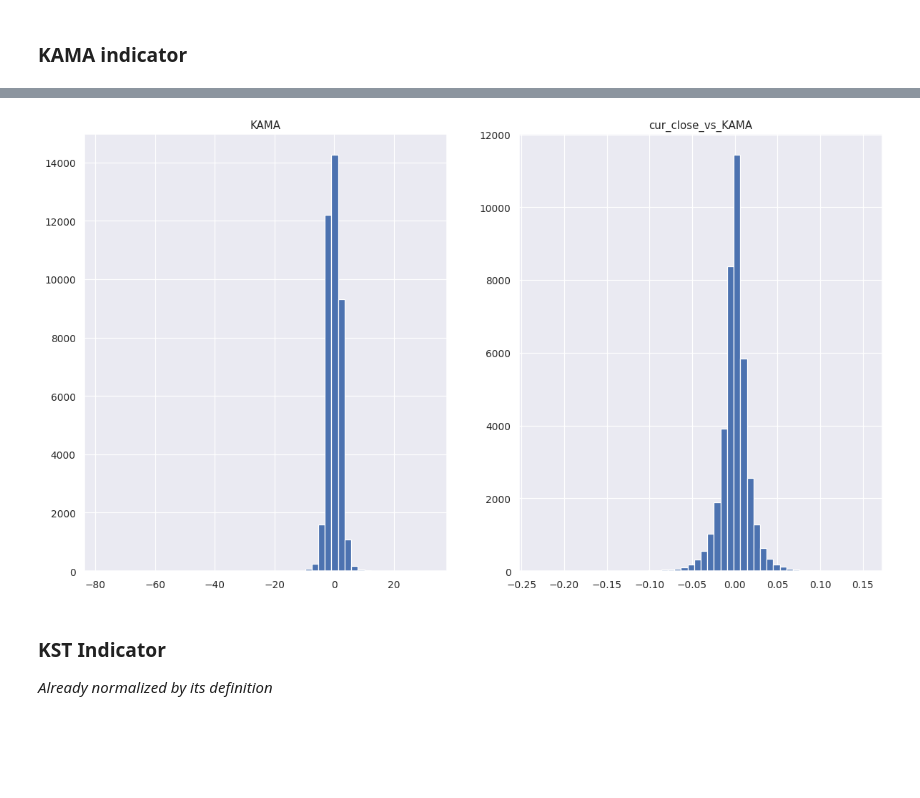
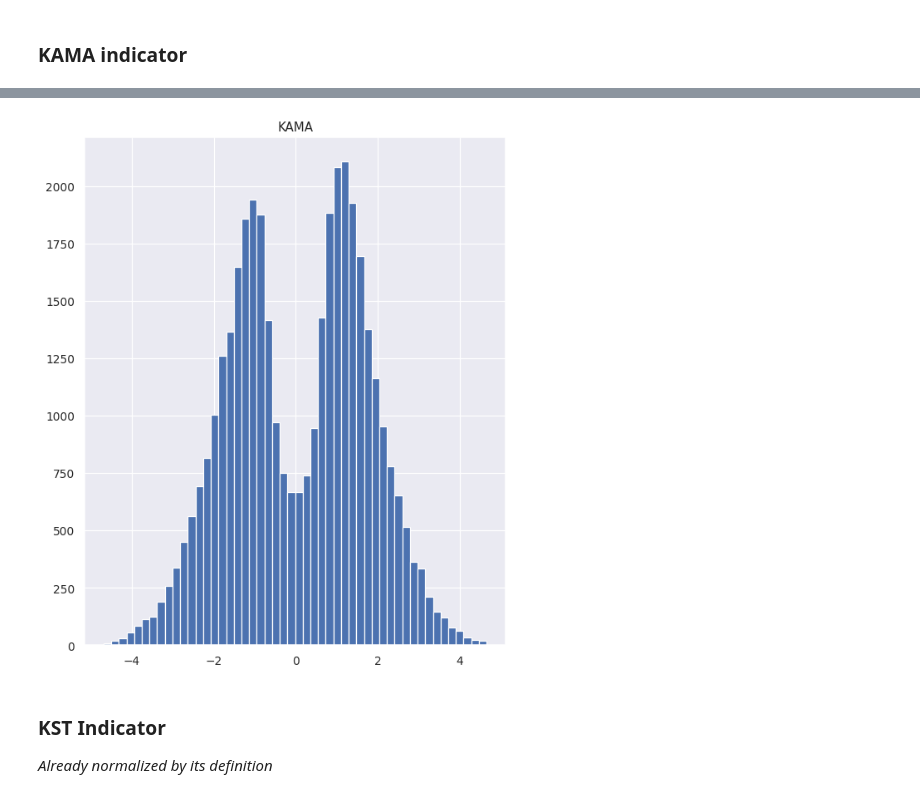
Before and after one commit to NgTMDuc/Bitcoin_Price_Prediction, a Jupyter notebook: data/Preprocessing.ipynb, the cells around one changed output, grey strips where cells are left out. Drawn from its saved outputs; the diff is of its cells as text; code cells hidden in the pictures; blank space fills up the shorter version.

```diff
--- a/data/Preprocessing.ipynb
+++ b/data/Preprocessing.ipynb
@@ -119,8 +132,11 @@ for volume_indicator in volume_indicators:
 # %%
 for volume_indicator in volume_indicators:
-    df[volume_indicator] = np.log(df[volume_indicator]/(df[volume_indicator].shift(1)))
-    df[volume_indicator].replace([-np.inf,np.inf], 0, inplace=True)
-    for period in periods:
-        col_name1 = volume_indicator + "_MA" + str(period)
-        df[col_name1] = np.log(df[col_name1]/df[col_name1].shift(1))
+#     df[volume_indicator] = np.log(df[volume_indicator]/(df[volume_indicator].shift(1)))
+#     df[volume_indicator].replace([-np.inf,np.inf], 0, inplace=True)
+#     for period in periods:
+#         col_name1 = volume_indicator + "_MA" + str(period)
+#         df[col_name1] = np.log(df[col_name1]/df[col_name1].shift(1))
+
+    # New
+    df[volume_indicator] = data_normalization(df["quote_asset_volume"], days_range=long_period)
 # %%
@@ -139,7 +155,10 @@ volume_dict_factor = {
 # %%
-for volume_indicator in volume_indicators:
-    for period in periods:
-        df[volume_indicator+"_MA"+str(period)] *= volume_dict_factor[period]
+# for volume_indicator in volume_indicators:
+#     for period in periods:
+#         df[volume_indicator+"_MA"+str(period)] *= volume_dict_factor[period]
+# %%
+df.drop(columns=["volume_ts_y"], inplace=True)
+df.rename(columns={"volume_ts_x": "volume_ts"}, inplace=True)
 # %% [markdown]
 ### KAMA indicator
 # %%
@@ -150,19 +169,19 @@ plt.hist(df["KAMA"], bins=50);
 # %%
 col_name1 = "KAMA"
-col_name2 = "cur_close_vs_" + col_name1
-df[col_name2] = (df[price_type] - df[col_name1])/df[col_name1]
-df[col_name1] = data_normalization(df[col_name1])
+# col_name2 = "cur_close_vs_" + col_name1
+# df[col_name2] = (df[price_type] - df[col_name1])/df[col_name1]
+df[col_name1] = data_normalization(df[col_name1], days_range=short_period)
 # %%
 figure_setup()
 plt.subplot(121)
 plt.hist(df["KAMA"], bins=50)
 plt.title("KAMA")
-plt.subplot(122)
-plt.hist(df["cur_close_vs_KAMA"], bins=50)
-plt.title("cur_close_vs_KAMA")
+# plt.subplot(122)
+# plt.hist(df["cur_close_vs_KAMA"], bins=50)
+# plt.title("cur_close_vs_KAMA")
 plt.show()
 # %% [output]
-[figure, old version]
+[figure, new version]
 # %% [markdown]
 ### KST Indicator
 *Already normalized by its definition*
```
Also changed, not shown: parts of 45 cells of this notebook, 38 other files.
